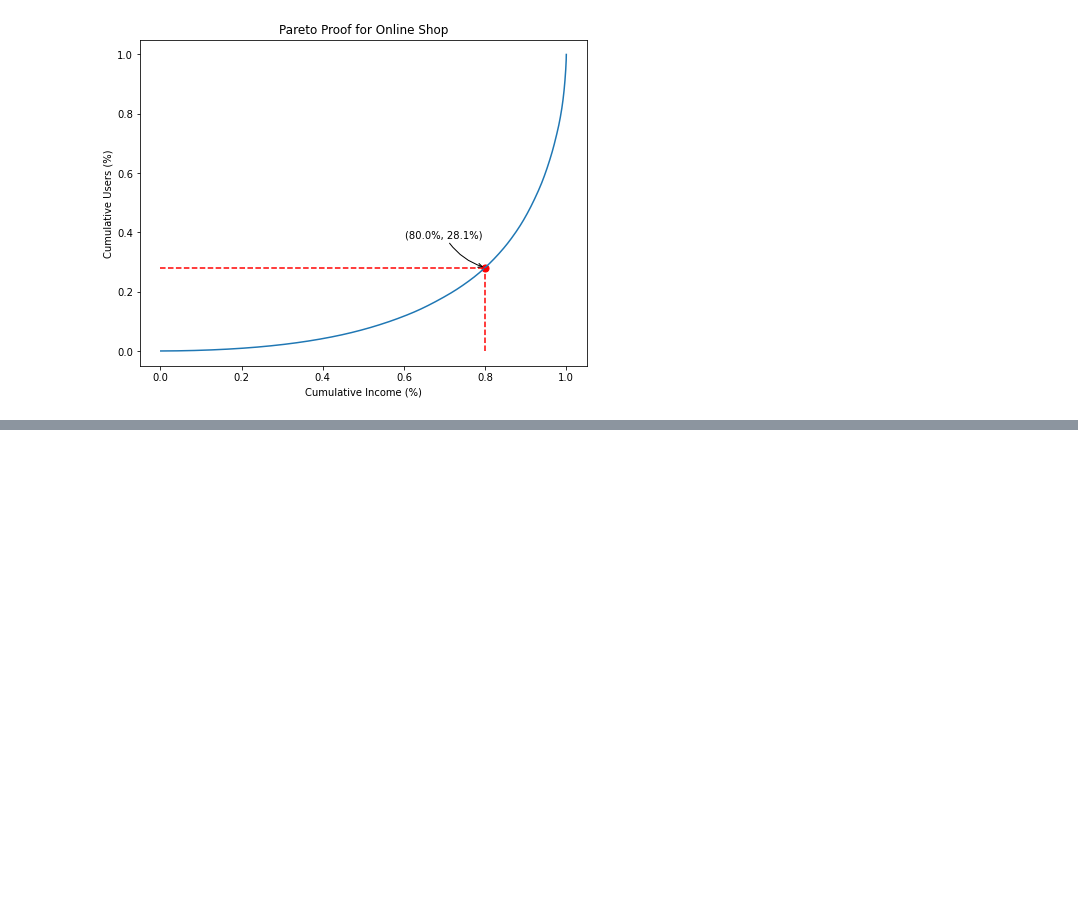
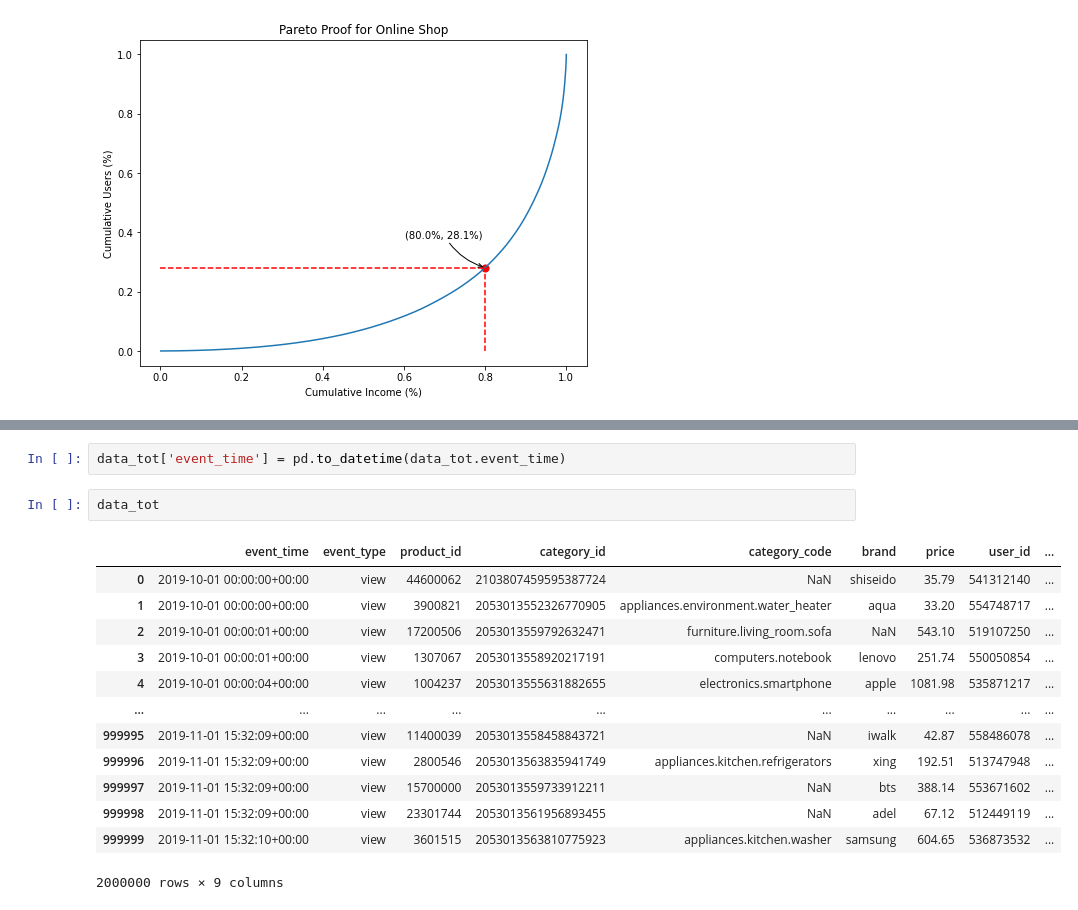
Before and after one commit to ADM-Homework-2/Homework_2, a Jupyter notebook: Main.ipynb, the cells around one changed output, grey strips where cells are left out. Drawn from its saved outputs; the diff is of its cells as text; blank space fills up the shorter version.

```diff
--- a/Main.ipynb
+++ b/Main.ipynb
@@ -388,0 +449,18 @@ Running data_set: data/2019-Nov.csv
+# %%
+data_tot['event_time'] = pd.to_datetime(data_tot.event_time)
+# %%
+data_tot
+# %% [output]
+|  | event_time | event_type | product_id | category_id | category_code | brand | price | user_id | ... |
+| 0 | 2019-10-01 00:00:00+00:00 | view | 44600062 | 2103807459595387724 | NaN | shiseido | 35.79 | 541312140 | ... |
+| 1 | 2019-10-01 00:00:00+00:00 | view | 3900821 | 2053013552326770905 | appliances.environment.water_heater | aqua | 33.20 | 554748717 | ... |
+| 2 | 2019-10-01 00:00:01+00:00 | view | 17200506 | 2053013559792632471 | furniture.living_room.sofa | NaN | 543.10 | 519107250 | ... |
+| 3 | 2019-10-01 00:00:01+00:00 | view | 1307067 | 2053013558920217191 | computers.notebook | lenovo | 251.74 | 550050854 | ... |
+| 4 | 2019-10-01 00:00:04+00:00 | view | 1004237 | 2053013555631882655 | electronics.smartphone | apple | 1081.98 | 535871217 | ... |
+| ... | ... | ... | ... | ... | ... | ... | ... | ... | ... |
+| 999995 | 2019-11-01 15:32:09+00:00 | view | 11400039 | 2053013558458843721 | NaN | iwalk | 42.87 | 558486078 | ... |
+| 999996 | 2019-11-01 15:32:09+00:00 | view | 2800546 | 2053013563835941749 | appliances.kitchen.refrigerators | xing | 192.51 | 513747948 | ... |
+| 999997 | 2019-11-01 15:32:09+00:00 | view | 15700000 | 2053013559733912211 | NaN | bts | 388.14 | 553671602 | ... |
+| 999998 | 2019-11-01 15:32:09+00:00 | view | 23301744 | 2053013561956893455 | NaN | adel | 67.12 | 512449119 | ... |
+| 999999 | 2019-11-01 15:32:10+00:00 | view | 3601515 | 2053013563810775923 | appliances.kitchen.washer | samsung | 604.65 | 536873532 | ... |
+2000000 rows × 9 columns
```
Also changed, not shown: parts of 27 cells of this notebook, 2 other files.
